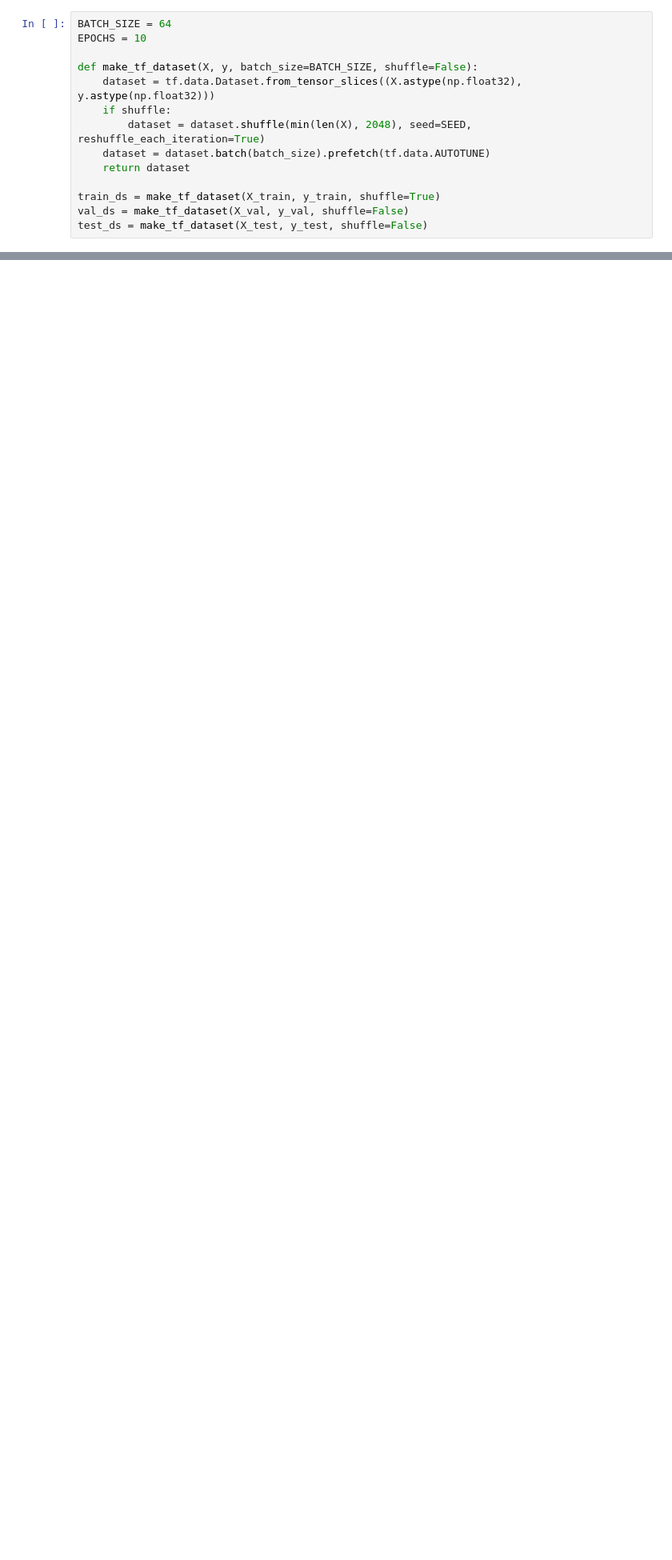
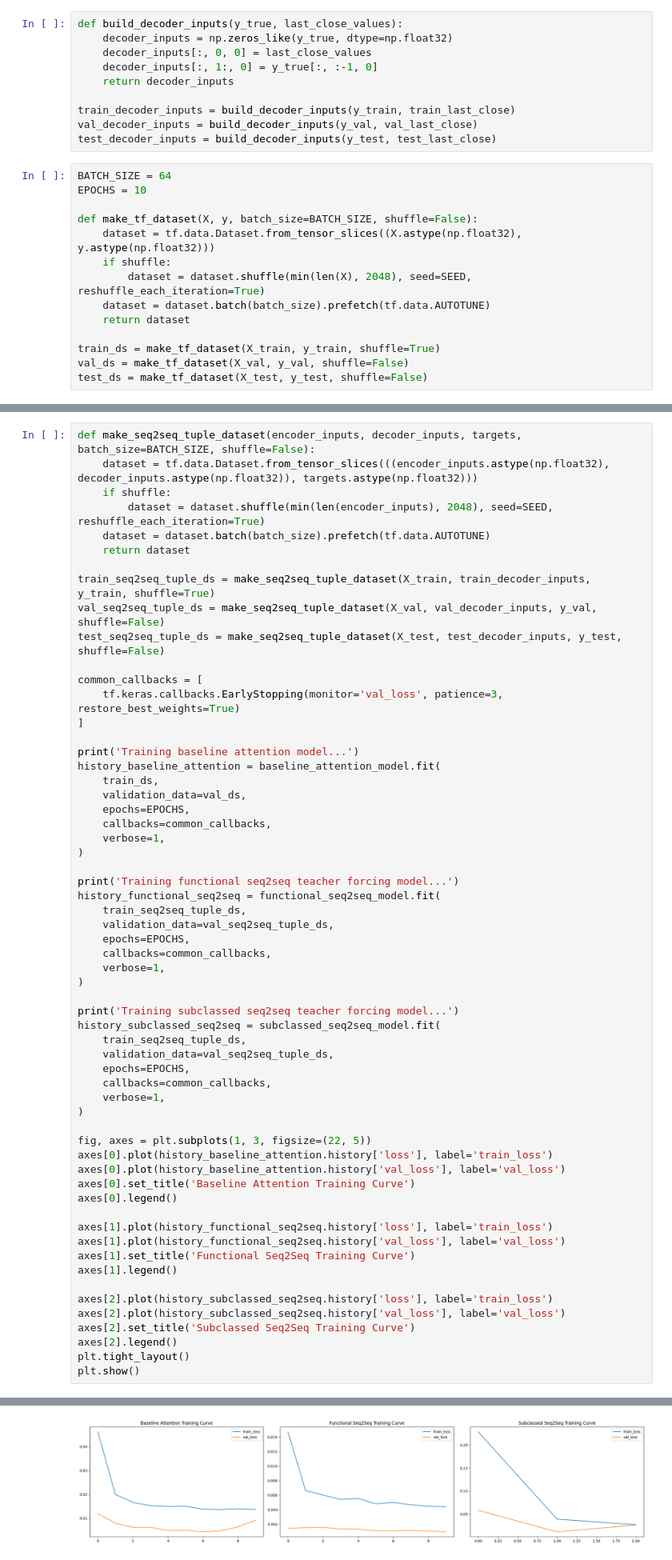
Before and after one commit to AbiyaMakruf/Dicoding-MembangunProyekDeepLearningTingkatMahir, a Jupyter notebook: Abiyamf_Submission_Akhir_DLTM.ipynb, the cells around one changed output, grey strips where cells are left out. Shown at 80% size. Drawn from its saved outputs; the diff is of its cells as text; blank space fills up the shorter version.

```diff
--- a/Abiyamf_Submission_Akhir_DLTM.ipynb
+++ b/Abiyamf_Submission_Akhir_DLTM.ipynb
@@ -220,3 +223,13 @@ X_test, y_test, test_timestamps = make_supervised_windows(test_df, FEATURE, TARG
+# %%
+def build_decoder_inputs(y_true, last_close_values):
+    decoder_inputs = np.zeros_like(y_true, dtype=np.float32)
+    decoder_inputs[:, 0, 0] = last_close_values
+    decoder_inputs[:, 1:, 0] = y_true[:, :-1, 0]
+    return decoder_inputs
+
+train_decoder_inputs = build_decoder_inputs(y_train, train_last_close)
+val_decoder_inputs = build_decoder_inputs(y_val, val_last_close)
+test_decoder_inputs = build_decoder_inputs(y_test, test_last_close)
 # %%
 BATCH_SIZE = 64
 EPOCHS = 10
@@ -306,0 +597,61 @@ display(comparison_df)
+# %%
+def make_seq2seq_tuple_dataset(encoder_inputs, decoder_inputs, targets, batch_size=BATCH_SIZE, shuffle=False):
+    dataset = tf.data.Dataset.from_tensor_slices(((encoder_inputs.astype(np.float32), decoder_inputs.astype(np.float32)), targets.astype(np.float32)))
+    if shuffle:
+        dataset = dataset.shuffle(min(len(encoder_inputs), 2048), seed=SEED, reshuffle_each_iteration=True)
+    dataset = dataset.batch(batch_size).prefetch(tf.data.AUTOTUNE)
+    return dataset
+
+train_seq2seq_tuple_ds = make_seq2seq_tuple_dataset(X_train, train_decoder_inputs, y_train, shuffle=True)
+val_seq2seq_tuple_ds = make_seq2seq_tuple_dataset(X_val, val_decoder_inputs, y_val, shuffle=False)
+test_seq2seq_tuple_ds = make_seq2seq_tuple_dataset(X_test, test_decoder_inputs, y_test, shuffle=False)
+
+common_callbacks = [
+    tf.keras.callbacks.EarlyStopping(monitor='val_loss', patience=3, restore_best_weights=True)
+]
+
+print('Training baseline attention model...')
+history_baseline_attention = baseline_attention_model.fit(
+    train_ds,
+    validation_data=val_ds,
+    epochs=EPOCHS,
+    callbacks=common_callbacks,
+    verbose=1,
+)
+
+print('Training functional seq2seq teacher forcing model...')
+history_functional_seq2seq = functional_seq2seq_model.fit(
+    train_seq2seq_tuple_ds,
+    validation_data=val_seq2seq_tuple_ds,
+    epochs=EPOCHS,
+    callbacks=common_callbacks,
+    verbose=1,
+)
+
+print('Training subclassed seq2seq teacher forcing model...')
+history_subclassed_seq2seq = subclassed_seq2seq_model.fit(
+    train_seq2seq_tuple_ds,
+    validation_data=val_seq2seq_tuple_ds,
+    epochs=EPOCHS,
+    callbacks=common_callbacks,
+    verbose=1,
+)
+
+fig, axes = plt.subplots(1, 3, figsize=(22, 5))
+axes[0].plot(history_baseline_attention.history['loss'], label='train_loss')
+axes[0].plot(history_baseline_attention.history['val_loss'], label='val_loss')
+axes[0].set_title('Baseline Attention Training Curve')
+axes[0].legend()
+
+axes[1].plot(history_functional_seq2seq.history['loss'], label='train_loss')
+axes[1].plot(history_functional_seq2seq.history['val_loss'], label='val_loss')
+axes[1].set_title('Functional Seq2Seq Training Curve')
+axes[1].legend()
+
+axes[2].plot(history_subclassed_seq2seq.history['loss'], label='train_loss')
+axes[2].plot(history_subclassed_seq2seq.history['val_loss'], label='val_loss')
+axes[2].set_title('Subclassed Seq2Seq Training Curve')
+axes[2].legend()
+plt.tight_layout()
+plt.show()
+# %% [output]
@@ -306,0 +675 @@ display(comparison_df)
+[figure, added]
```
Also changed, not shown: parts of 13 cells of this notebook, 1 other file.
